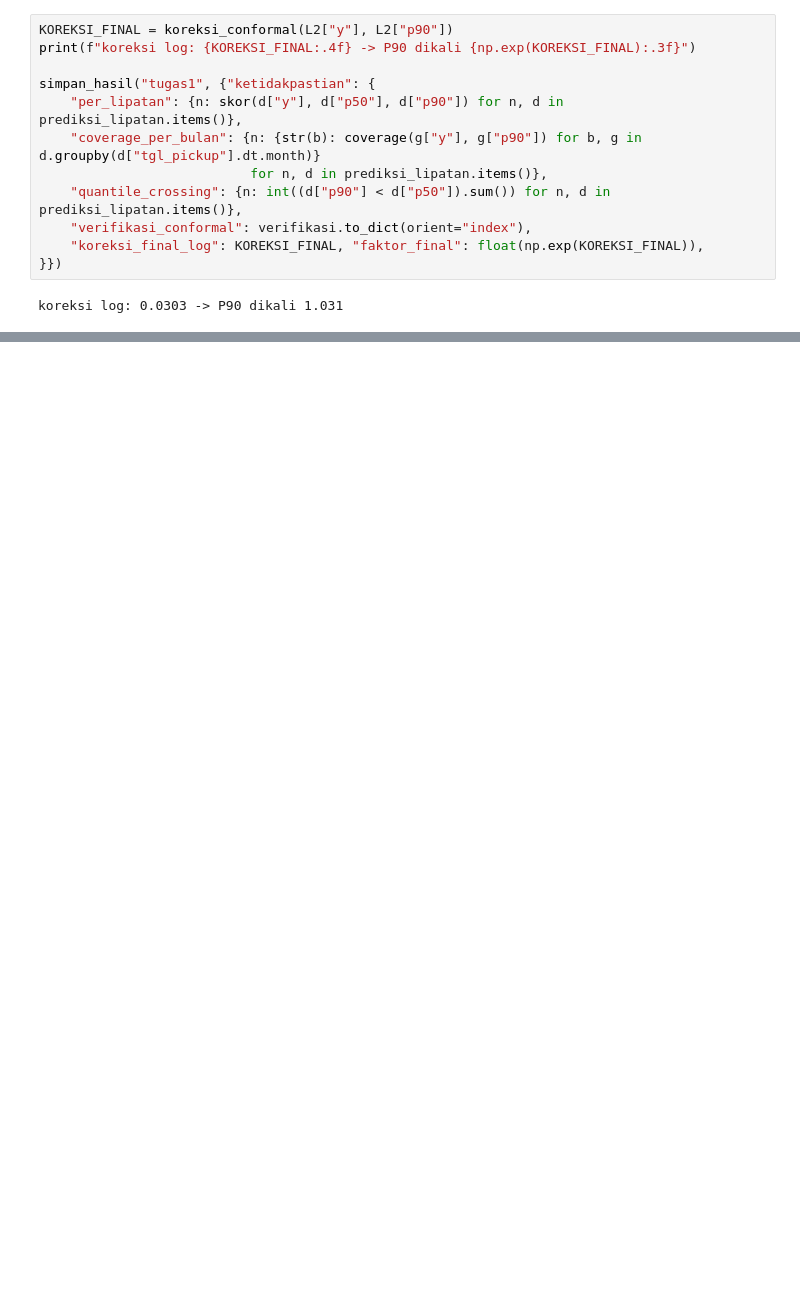
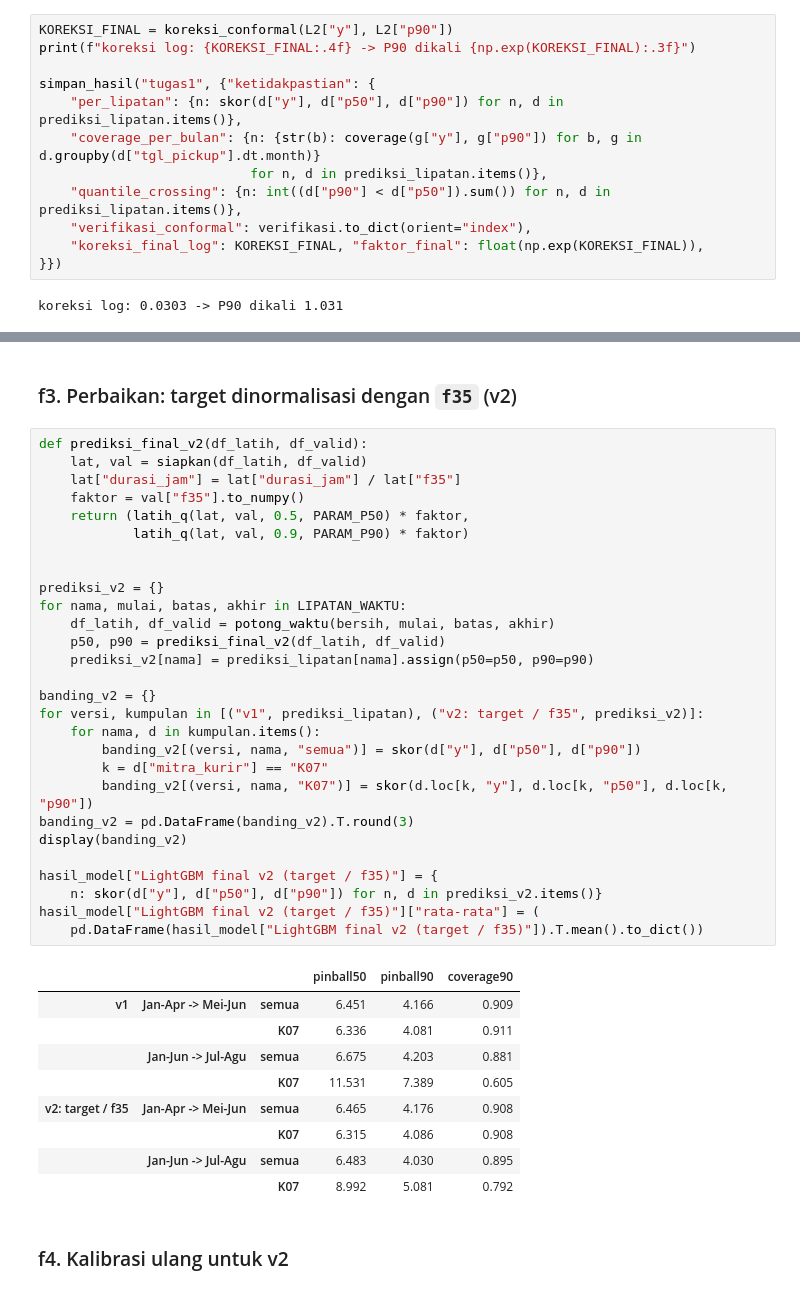
Before and after one commit to sebastianvettel1212/uts-ml, a Jupyter notebook: kode/01_regresi.ipynb, the cells around one changed output, grey strips where cells are left out. Drawn from its saved outputs; the diff is of its cells as text; blank space fills up the shorter version.

```diff
--- a/kode/01_regresi.ipynb
+++ b/kode/01_regresi.ipynb
@@ -738,0 +902,42 @@ koreksi log: 0.0303 -> P90 dikali 1.031
+# %% [markdown]
+### f3. Perbaikan: target dinormalisasi dengan `f35` (v2)
+# %%
+def prediksi_final_v2(df_latih, df_valid):
+    lat, val = siapkan(df_latih, df_valid)
+    lat["durasi_jam"] = lat["durasi_jam"] / lat["f35"]
+    faktor = val["f35"].to_numpy()
+    return (latih_q(lat, val, 0.5, PARAM_P50) * faktor,
+            latih_q(lat, val, 0.9, PARAM_P90) * faktor)
+
+
+prediksi_v2 = {}
+for nama, mulai, batas, akhir in LIPATAN_WAKTU:
+    df_latih, df_valid = potong_waktu(bersih, mulai, batas, akhir)
+    p50, p90 = prediksi_final_v2(df_latih, df_valid)
+    prediksi_v2[nama] = prediksi_lipatan[nama].assign(p50=p50, p90=p90)
+
+banding_v2 = {}
+for versi, kumpulan in [("v1", prediksi_lipatan), ("v2: target / f35", prediksi_v2)]:
+    for nama, d in kumpulan.items():
+        banding_v2[(versi, nama, "semua")] = skor(d["y"], d["p50"], d["p90"])
+        k = d["mitra_kurir"] == "K07"
+        banding_v2[(versi, nama, "K07")] = skor(d.loc[k, "y"], d.loc[k, "p50"], d.loc[k, "p90"])
+banding_v2 = pd.DataFrame(banding_v2).T.round(3)
+display(banding_v2)
+
+hasil_model["LightGBM final v2 (target / f35)"] = {
+    n: skor(d["y"], d["p50"], d["p90"]) for n, d in prediksi_v2.items()}
+hasil_model["LightGBM final v2 (target / f35)"]["rata-rata"] = (
+    pd.DataFrame(hasil_model["LightGBM final v2 (target / f35)"]).T.mean().to_dict())
+# %% [output]
+|  |  |  | pinball50 | pinball90 | coverage90 |
+| v1 | Jan-Apr -> Mei-Jun | semua | 6.451 | 4.166 | 0.909 |
+|  |  | K07 | 6.336 | 4.081 | 0.911 |
+|  | Jan-Jun -> Jul-Agu | semua | 6.675 | 4.203 | 0.881 |
+|  |  | K07 | 11.531 | 7.389 | 0.605 |
+| v2: target / f35 | Jan-Apr -> Mei-Jun | semua | 6.465 | 4.176 | 0.908 |
+|  |  | K07 | 6.315 | 4.086 | 0.908 |
+|  | Jan-Jun -> Jul-Agu | semua | 6.483 | 4.030 | 0.895 |
+|  |  | K07 | 8.992 | 5.081 | 0.792 |
+# %% [markdown]
+### f4. Kalibrasi ulang untuk v2
```
Also changed, not shown: parts of 45 cells of this notebook.
